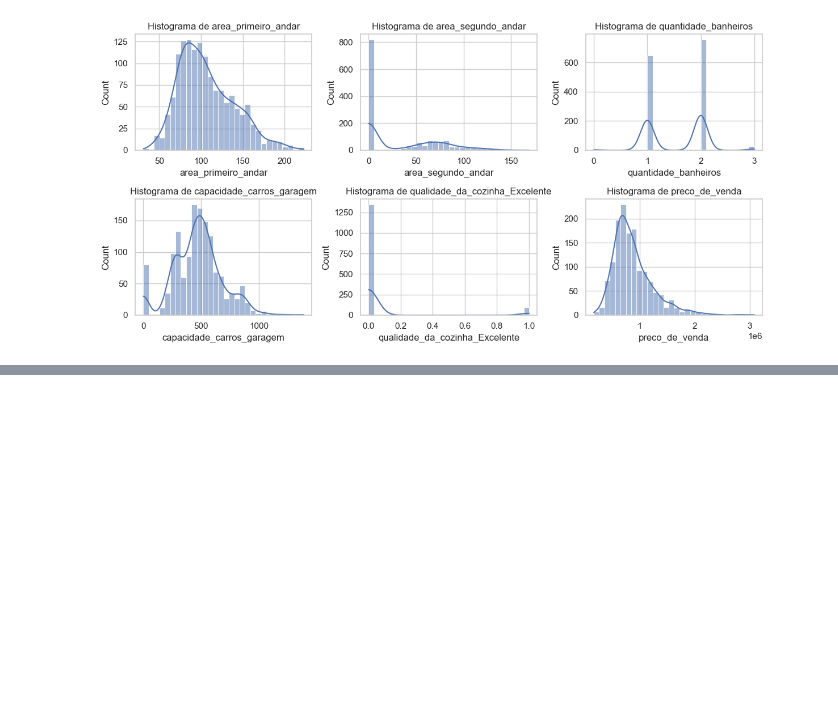
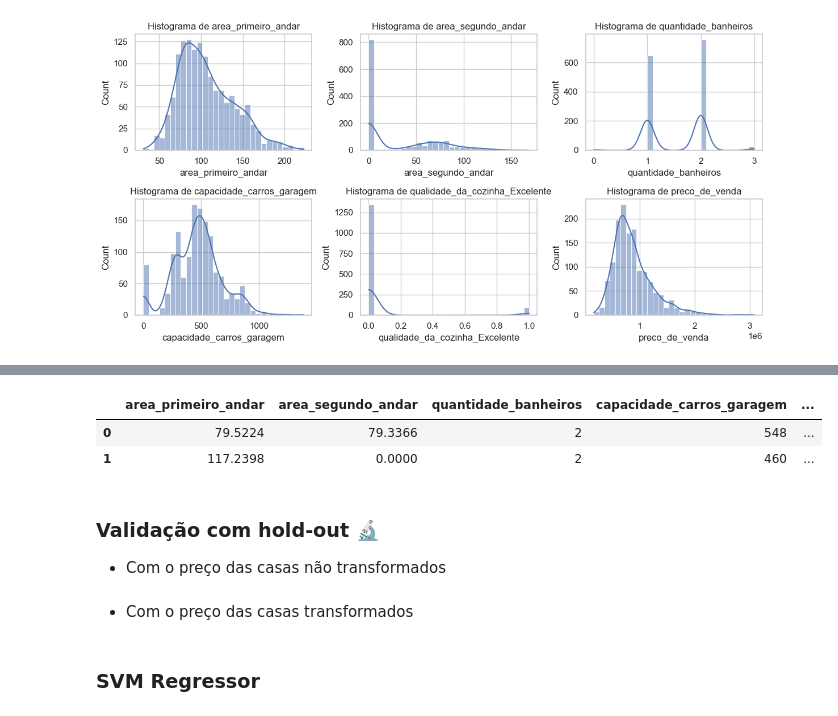
Before and after one commit to BrunoLod/DataScience, a Jupyter notebook: src/supervised_learning/regressor/mise_en_place_regressor.ipynb, the cells around one changed output, grey strips where cells are left out. Saved outputs shown, nothing was run; the diff lists cells and outputs as text; code cells hidden in the pictures; blank space fills up the shorter version.

```diff
--- a/src/supervised_learning/regressor/mise_en_place_regressor.ipynb
+++ b/src/supervised_learning/regressor/mise_en_place_regressor.ipynb
@@ -228,0 +249,12 @@ data_distribuition(
+# %%
+# Verificando a nova target criado após a transformação.
+
+df.head(2)
+# %% [output]
+|  | area_primeiro_andar | area_segundo_andar | quantidade_banheiros | capacidade_carros_garagem | ... |
+| 0 | 79.5224 | 79.3366 | 2 | 548 | ... |
+| 1 | 117.2398 | 0.0000 | 2 | 460 | ... |
+# %% [markdown]
+### Validação com hold-out 🔬
+
+- Com o preço das casas não transformados
@@ -228,0 +281,2 @@ data_distribuition(
+# %% [markdown]
+- Com o preço das casas transformados
@@ -228,0 +306,2 @@ data_distribuition(
+# %% [markdown]
+### SVM Regressor
```
Also changed, not shown: parts of 22 cells of this notebook.
